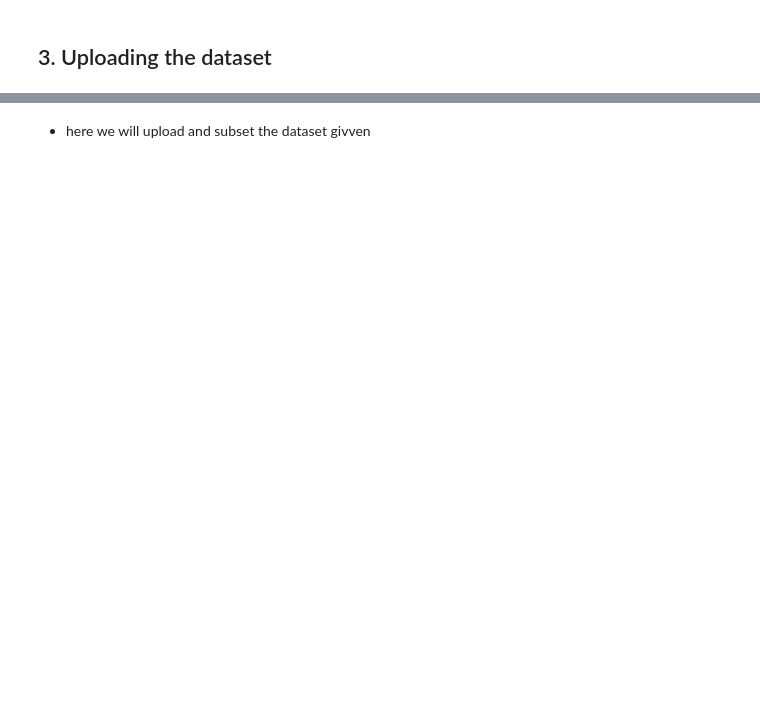
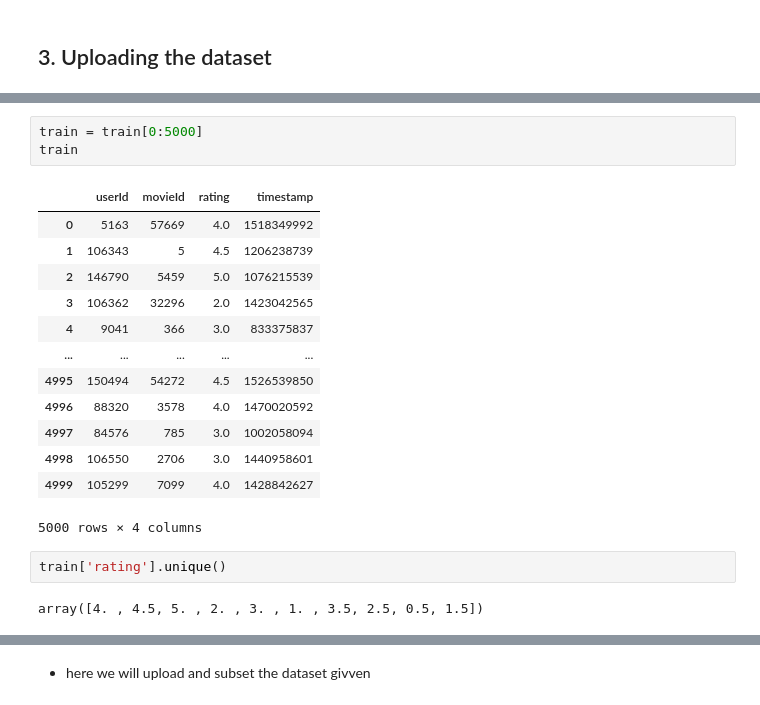
Before and after one commit to mlwsiy005/Unsupervised_Predict, a Jupyter notebook: Unsupervised Predict- Movie Recommendation.ipynb, the cells around one changed output, grey strips where cells are left out. Cells and saved outputs as stored; diff of their text form; blank space fills up the shorter version.

```diff
--- a/Unsupervised Predict- Movie Recommendation.ipynb
+++ b/Unsupervised Predict- Movie Recommendation.ipynb
@@ -20,0 +58,21 @@ import pandas as pd
+# %%
+train = train[0:5000]
+train
+# %% [output]
+|  | userId | movieId | rating | timestamp |
+| 0 | 5163 | 57669 | 4.0 | 1518349992 |
+| 1 | 106343 | 5 | 4.5 | 1206238739 |
+| 2 | 146790 | 5459 | 5.0 | 1076215539 |
+| 3 | 106362 | 32296 | 2.0 | 1423042565 |
+| 4 | 9041 | 366 | 3.0 | 833375837 |
+| ... | ... | ... | ... | ... |
+| 4995 | 150494 | 54272 | 4.5 | 1526539850 |
+| 4996 | 88320 | 3578 | 4.0 | 1470020592 |
+| 4997 | 84576 | 785 | 3.0 | 1002058094 |
+| 4998 | 106550 | 2706 | 3.0 | 1440958601 |
+| 4999 | 105299 | 7099 | 4.0 | 1428842627 |
+5000 rows × 4 columns
+# %%
+train['rating'].unique()
+# %% [output]
+array([4. , 4.5, 5. , 2. , 3. , 1. , 3.5, 2.5, 0.5, 1.5])
```
Also changed, not shown: parts of 74 cells of this notebook.
